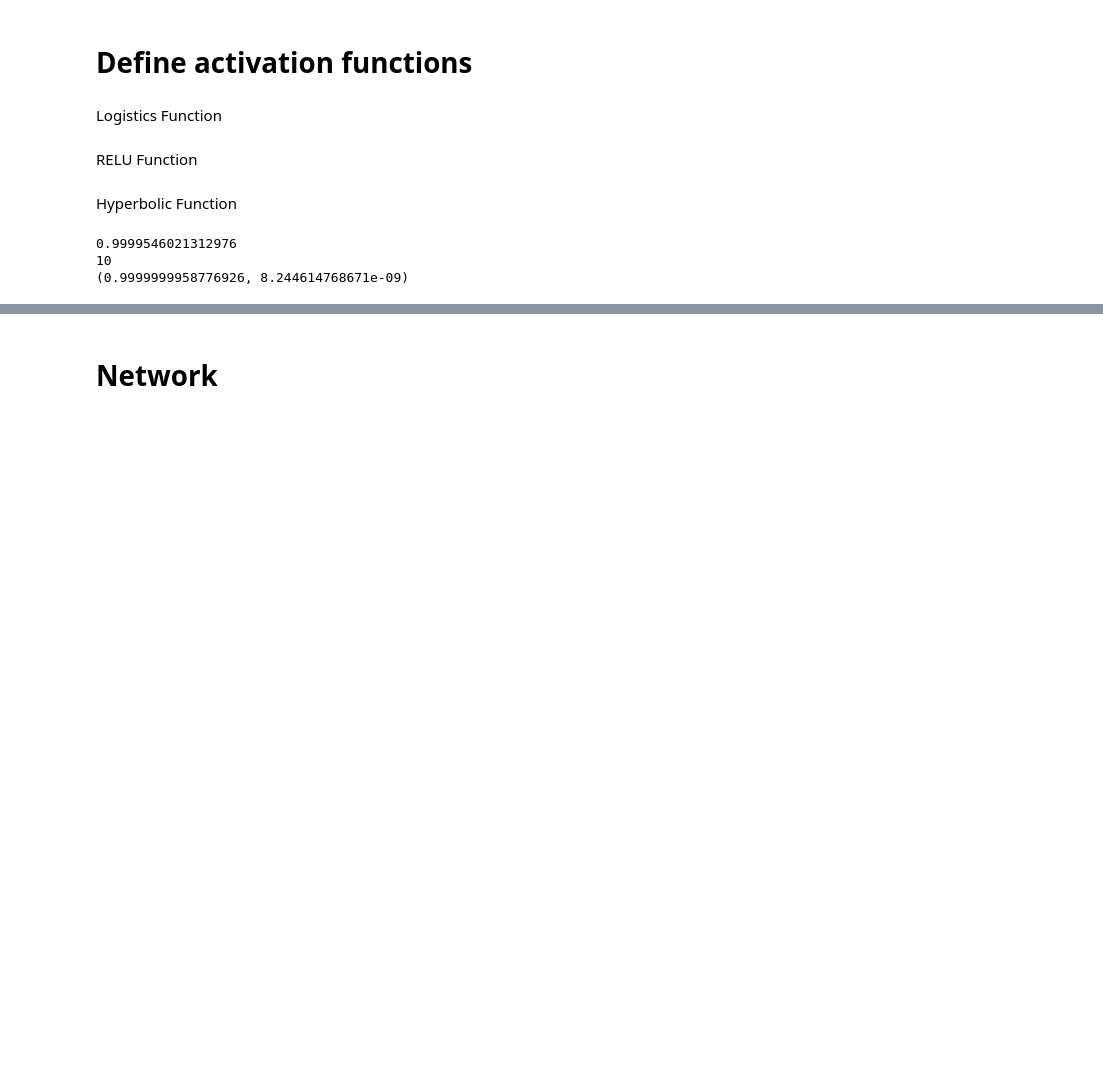
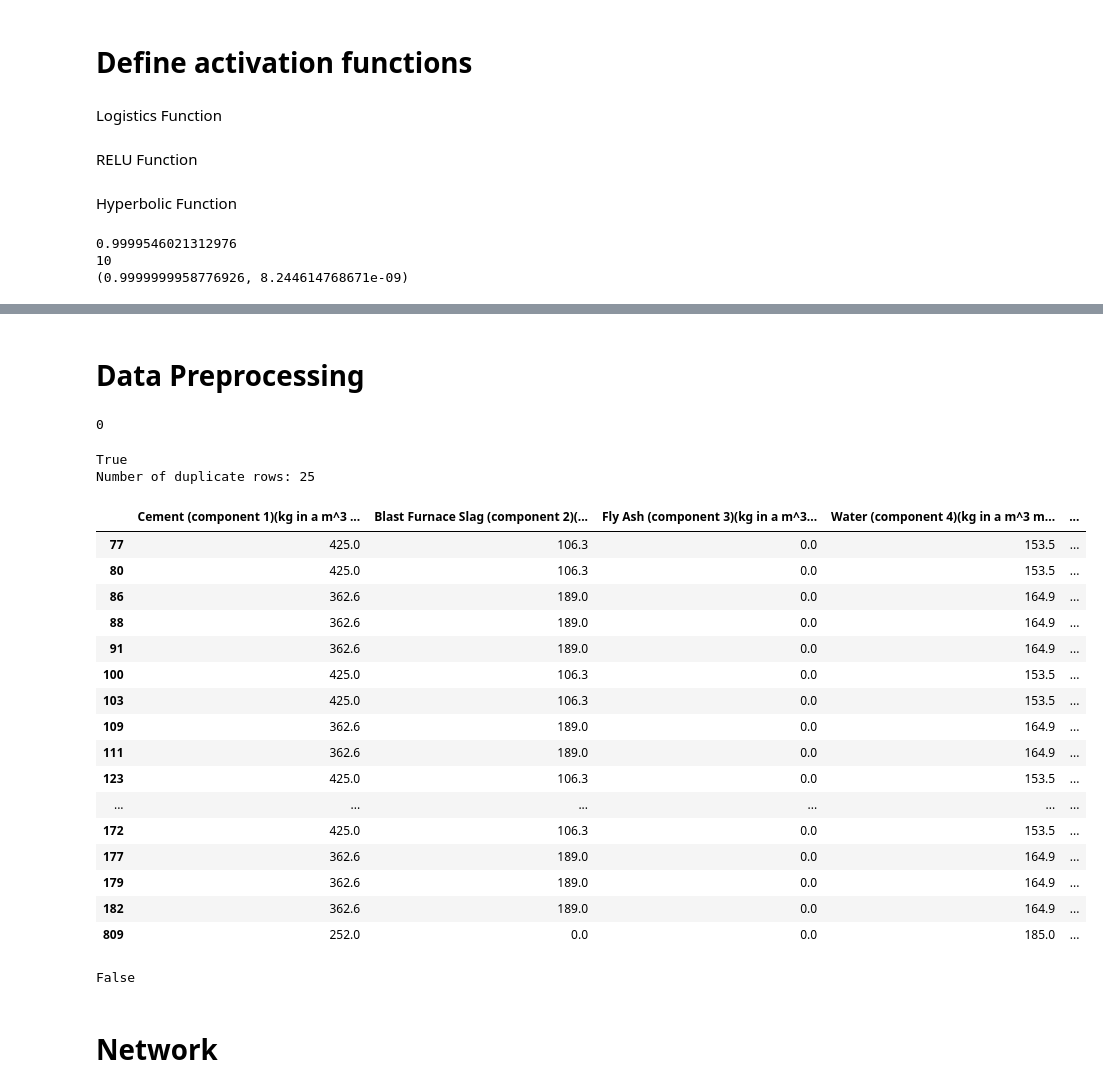
Before and after one commit to mssomie/Deep-Neural-Network, a Jupyter notebook: Concrete_Strength_Prediction.ipynb, the cells around one changed output, grey strips where cells are left out. Saved outputs shown, nothing was run; the diff lists cells and outputs as text; code cells hidden in the pictures; blank space fills up the shorter version.

Commit message:
update: loaded and preprocessed data

```diff
--- a/Concrete_Strength_Prediction.ipynb
+++ b/Concrete_Strength_Prediction.ipynb
@@ -34,0 +59,6 @@ print(hyberbolic_tangent(10))
+# %%
+# Load data into dataframe
+concrete_data = pd.read_excel(r"/content/Concrete_Data.xls")
+
+# View first five entries
+concrete_data.head()
@@ -35,3 +107,42 @@ print(hyberbolic_tangent(10))
+# %% [markdown]
+# Data Preprocessing
+# %%
+# Check for missing data
+concrete_data.isnull().any().sum()
+# %% [output]
+0
+# %%
+# Check for duplicates
+print(concrete_data.duplicated().any())
+print("Number of duplicate rows:", concrete_data.duplicated().sum())
+duplicate_rows = concrete_data[concrete_data.duplicated()]
+duplicate_rows
+# %% [output]
+True
+Number of duplicate rows: 25
+|  | Cement (component 1)(kg in a m^3 ... | Blast Furnace Slag (component 2)(... | Fly Ash (component 3)(kg in a m^3... | Water (component 4)(kg in a m^3 m... | ... |
+| 77 | 425.0 | 106.3 | 0.0 | 153.5 | ... |
+| 80 | 425.0 | 106.3 | 0.0 | 153.5 | ... |
+| 86 | 362.6 | 189.0 | 0.0 | 164.9 | ... |
+| 88 | 362.6 | 189.0 | 0.0 | 164.9 | ... |
+| 91 | 362.6 | 189.0 | 0.0 | 164.9 | ... |
+| 100 | 425.0 | 106.3 | 0.0 | 153.5 | ... |
+| 103 | 425.0 | 106.3 | 0.0 | 153.5 | ... |
+| 109 | 362.6 | 189.0 | 0.0 | 164.9 | ... |
+| 111 | 362.6 | 189.0 | 0.0 | 164.9 | ... |
+| 123 | 425.0 | 106.3 | 0.0 | 153.5 | ... |
+| ... | ... | ... | ... | ... | ... |
+| 172 | 425.0 | 106.3 | 0.0 | 153.5 | ... |
+| 177 | 362.6 | 189.0 | 0.0 | 164.9 | ... |
+| 179 | 362.6 | 189.0 | 0.0 | 164.9 | ... |
+| 182 | 362.6 | 189.0 | 0.0 | 164.9 | ... |
+| 809 | 252.0 | 0.0 | 0.0 | 185.0 | ... |
+# %%
+# Handle Duplicates
+concrete_data.drop_duplicates(inplace = True)
+print(concrete_data.duplicated().any())
+# %% [output]
+False
 # %% [markdown]
 # Network
 # %%
```
Also changed, not shown: parts of 8 cells of this notebook.
